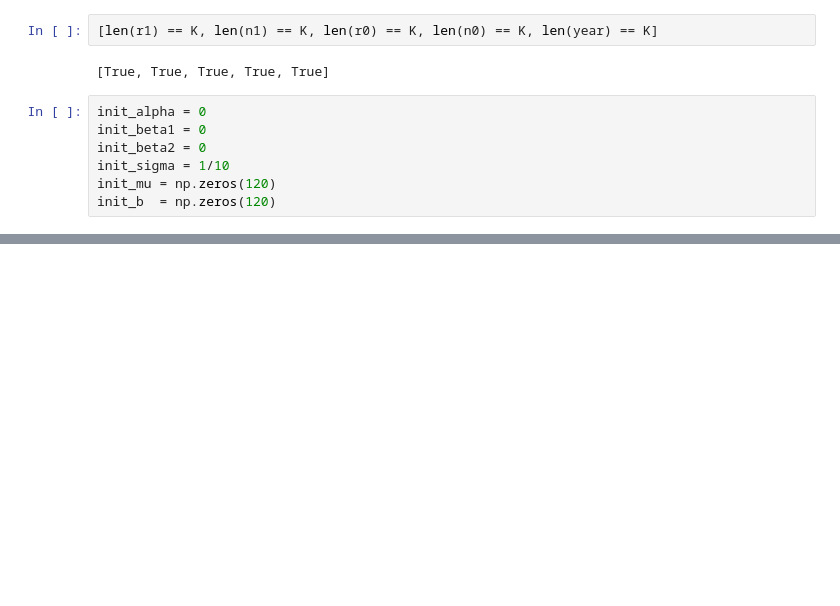
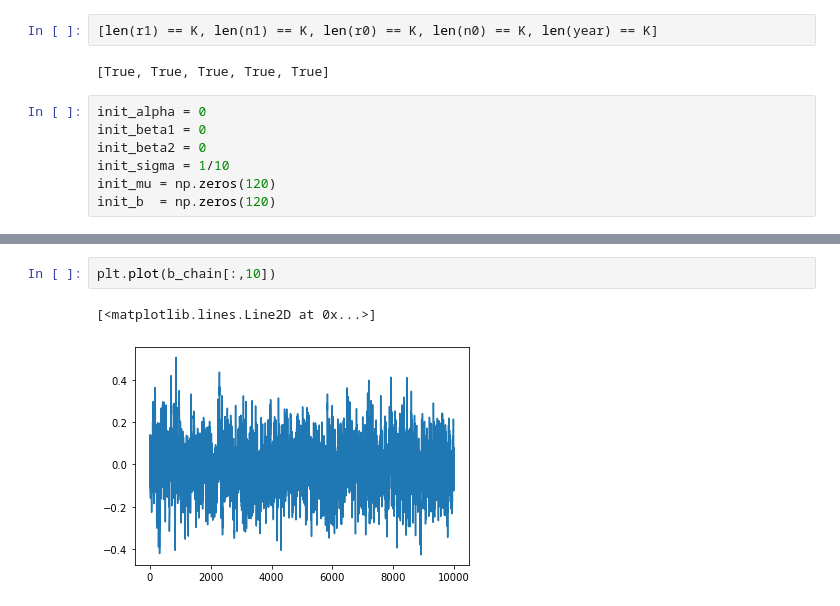
Before and after one commit to Lvalto/Projet-Oxford-smooth-fit-to-log-odds-ratios, a Jupyter notebook: Oxford-Aya.ipynb, the cells around one changed output, grey strips where cells are left out. Saved outputs shown, nothing was run; the diff lists cells and outputs as text; blank space fills up the shorter version.

```diff
--- a/Oxford-Aya.ipynb
+++ b/Oxford-Aya.ipynb
@@ -212,0 +187,5 @@ array([[ 0.00000000e+00,  0.00000000e+00,  0.00000000e+00,
+# %%
+plt.plot(b_chain[:,10])
+# %% [output]
+[<matplotlib.lines.Line2D at 0x...>]
+[figure, added]
```
Also changed, not shown: parts of 12 cells of this notebook.
